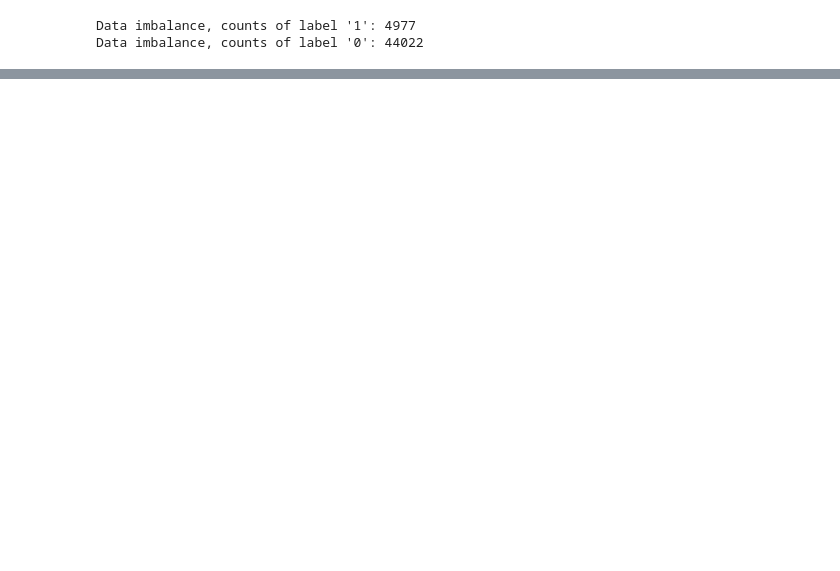
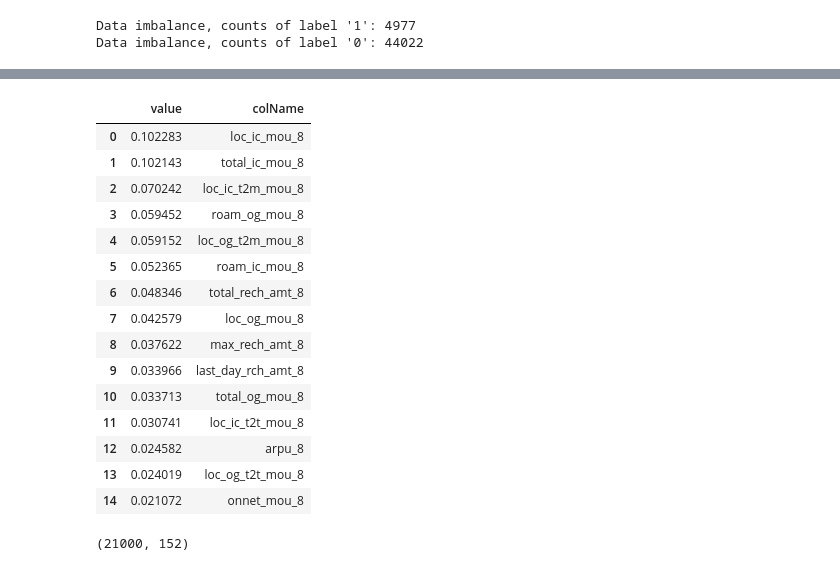
Before and after one commit to sivaprasadt246/Telecom-Churn-Case-Study, a Jupyter notebook: Telecom_Churn_Case_Study.ipynb, the cells around one changed output, grey strips where cells are left out. Cells and saved outputs as stored; diff of their text form; code cells hidden in the pictures; blank space fills up the shorter version.

```diff
--- a/Telecom_Churn_Case_Study.ipynb
+++ b/Telecom_Churn_Case_Study.ipynb
@@ -325,0 +556,27 @@ print(accuracy_score(y_test, predictions))
+# %%
+importances = rfc_updated.feature_importances_
+col_names =  X.columns
+
+RF_feature_importance = pd.DataFrame(sorted(zip(importances, list(col_names)), reverse=True),columns={'colName','value'})
+RF_feature_importance.head(15)
+# %% [output]
+|  | value | colName |
+| 0 | 0.102283 | loc_ic_mou_8 |
+| 1 | 0.102143 | total_ic_mou_8 |
+| 2 | 0.070242 | loc_ic_t2m_mou_8 |
+| 3 | 0.059452 | roam_og_mou_8 |
+| 4 | 0.059152 | loc_og_t2m_mou_8 |
+| 5 | 0.052365 | roam_ic_mou_8 |
+| 6 | 0.048346 | total_rech_amt_8 |
+| 7 | 0.042579 | loc_og_mou_8 |
+| 8 | 0.037622 | max_rech_amt_8 |
+| 9 | 0.033966 | last_day_rch_amt_8 |
+| 10 | 0.033713 | total_og_mou_8 |
+| 11 | 0.030741 | loc_ic_t2t_mou_8 |
+| 12 | 0.024582 | arpu_8 |
+| 13 | 0.024019 | loc_og_t2t_mou_8 |
+| 14 | 0.021072 | onnet_mou_8 |
+# %%
+X_test.shape
+# %% [output]
+(21000, 152)
```
Also changed, not shown: parts of 57 cells of this notebook.
